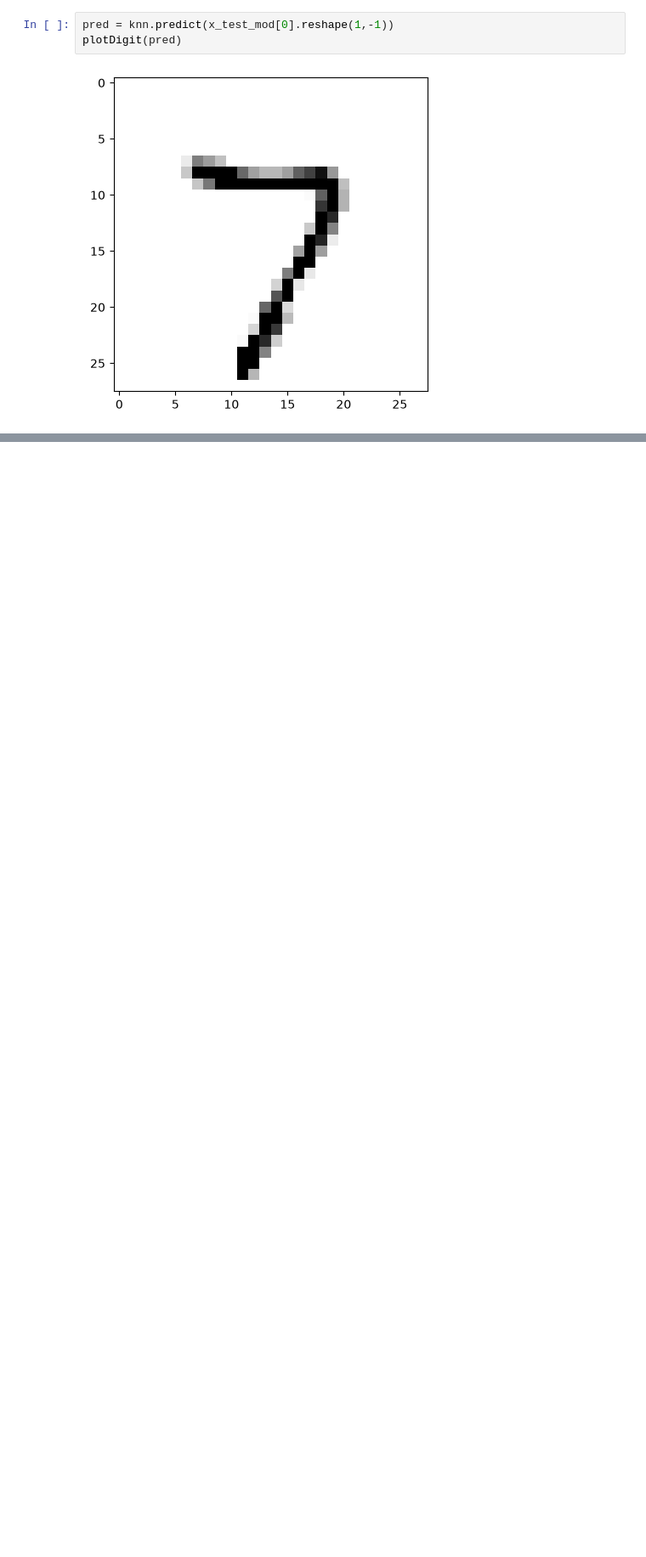
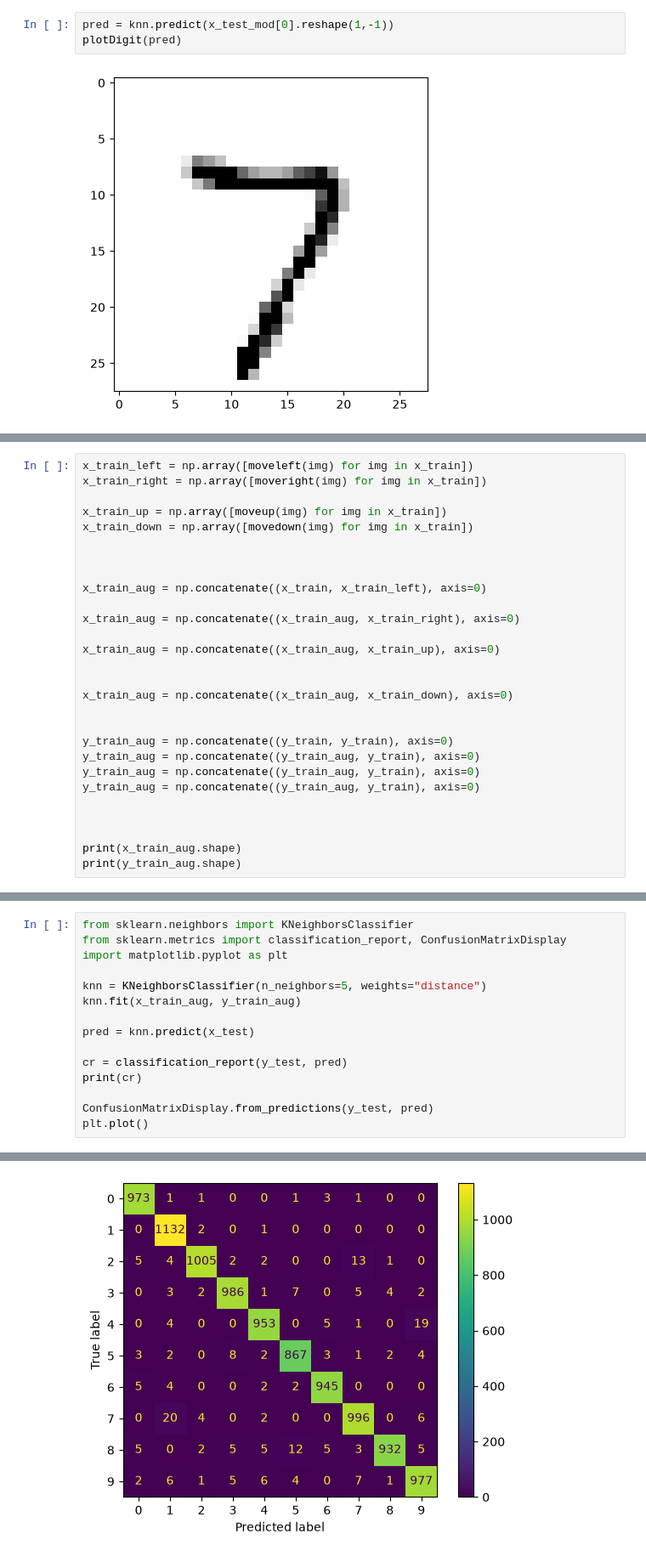
Before and after one commit to maaz-b/classification-problems, a Jupyter notebook: mnist_detector.ipynb, the cells around one changed output, grey strips where cells are left out. Shown at 85% size. Cells and saved outputs as stored; diff of their text form; blank space fills up the shorter version.

```diff
--- a/mnist_detector.ipynb
+++ b/mnist_detector.ipynb
@@ -540,0 +657,28 @@ plotDigit(pred)
+# %%
+x_train_left = np.array([moveleft(img) for img in x_train])
+x_train_right = np.array([moveright(img) for img in x_train])
+
+x_train_up = np.array([moveup(img) for img in x_train])
+x_train_down = np.array([movedown(img) for img in x_train])
+
+
+
+x_train_aug = np.concatenate((x_train, x_train_left), axis=0)
+
+x_train_aug = np.concatenate((x_train_aug, x_train_right), axis=0)
+
+x_train_aug = np.concatenate((x_train_aug, x_train_up), axis=0)
+
+
+x_train_aug = np.concatenate((x_train_aug, x_train_down), axis=0)
+
+
+y_train_aug = np.concatenate((y_train, y_train), axis=0)
+y_train_aug = np.concatenate((y_train_aug, y_train), axis=0)
+y_train_aug = np.concatenate((y_train_aug, y_train), axis=0)
+y_train_aug = np.concatenate((y_train_aug, y_train), axis=0)
+
+
+
+print(x_train_aug.shape)
+print(y_train_aug.shape)
@@ -540,0 +726,16 @@ plotDigit(pred)
+# %%
+from sklearn.neighbors import KNeighborsClassifier
+from sklearn.metrics import classification_report, ConfusionMatrixDisplay
+import matplotlib.pyplot as plt
+
+knn = KNeighborsClassifier(n_neighbors=5, weights="distance")
+knn.fit(x_train_aug, y_train_aug)
+
+pred = knn.predict(x_test)
+
+cr = classification_report(y_test, pred)
+print(cr)
+
+ConfusionMatrixDisplay.from_predictions(y_test, pred)
+plt.plot()
+# %% [output]
@@ -540,0 +759 @@ plotDigit(pred)
+[figure, added]
```
Also changed, not shown: parts of 17 cells of this notebook, 3 other files.
